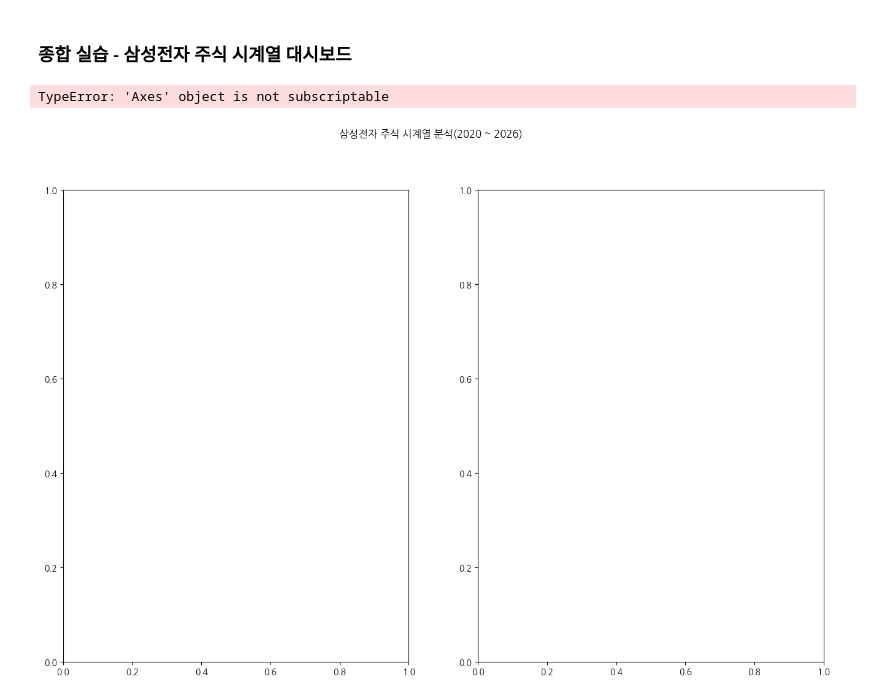
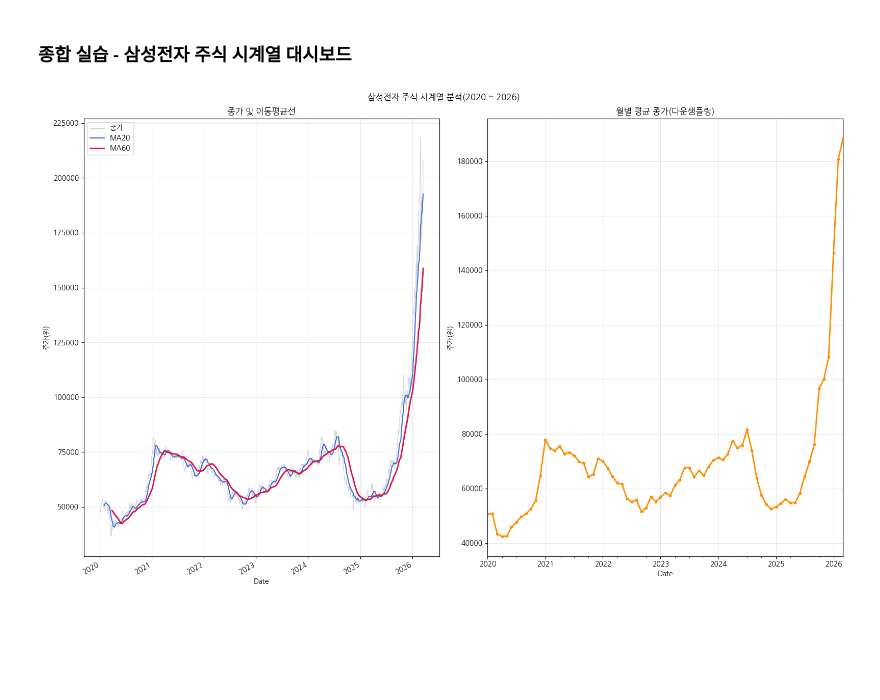
Before and after one commit to hjiwoong/bigdata, a Jupyter notebook: 시계열데이터분석.ipynb, the cells around one changed output. Drawn from its saved outputs; the diff is of its cells as text; code cells hidden in the pictures; blank space fills up the shorter version.

```diff
--- a/시계열데이터분석.ipynb
+++ b/시계열데이터분석.ipynb
@@ -821,35 +821,34 @@ plt.show()
 # %%
 df_all = df_f.copy()
 
 #파생 변수 생성
 df_all['MA20'] = df_all['Close'].rolling(20).mean() #20일 이동 평균(20일치 종가의 평균)
 df_all['MA60'] = df_all['Close'].rolling(60).mean()
 df_all['Return'] = df_all['Close'].pct_change() #일간 수익률 계산(전일 대비 종가 변화율)
 df_all['year'] = df_all.index.year
 df_all['month'] = df_all.index.month
 
 #대시보드 레이아웃
 fig, axes = plt.subplots(1,2,figsize=(16,10))
 fig.suptitle('삼성전자 주식 시계열 분석(2020 ~ 2026)')
 
-axes = axes[0][0]
-df_all['Close'].plot(ax=axes, color='lightgray', linewidth=0.8, label='종가')
-df_all['MA20'].plot(ax=axes, color='royalblue', linewidth=1.5, label='MA20')
-df_all['MA60'].plot(ax=axes, color='crimson', linewidth=2, label='MA60')
-axes.set_title('종가 및 이동평균선')
-axes.set_ylabel('주가(원)')
-axes.legend()
-axes.grid(True, alpha=0.3)
+ax = axes[0]
+df_all['Close'].plot(ax=axes[0], color='lightgray', linewidth=0.8, label='종가')
+df_all['MA20'].plot(ax=axes[0], color='royalblue', linewidth=1.5, label='MA20')
+df_all['MA60'].plot(ax=axes[0], color='crimson', linewidth=2, label='MA60')
+ax.set_title('종가 및 이동평균선')
+ax.set_ylabel('주가(원)')
+ax.legend()
+ax.grid(True, alpha=0.3)
 
-axes = axes[0][1]
+ax = axes[1]
 monthly_avg = df_all['Close'].resample('MS').mean()
-monthly_avg.plot(ax=axes, color='darkorange', linewidth=2, marker='o',markersize=3)
-axes.set_title('월별 평균 종가(다운샘플링)')
-axes.set_ylabel('주가(원)')
-axes.grid(True, alpha=0.3)
+monthly_avg.plot(ax=axes[1], color='darkorange', linewidth=2, marker='o',markersize=3)
+ax.set_title('월별 평균 종가(다운샘플링)')
+ax.set_ylabel('주가(원)')
+ax.grid(True, alpha=0.3)
 
 plt.tight_layout()
 plt.show()
 # %% [output]
-TypeError: 'Axes' object is not subscriptable
-[figure, old version]
+[figure, new version]
```
Also changed, not shown: parts of 15 cells of this notebook.
